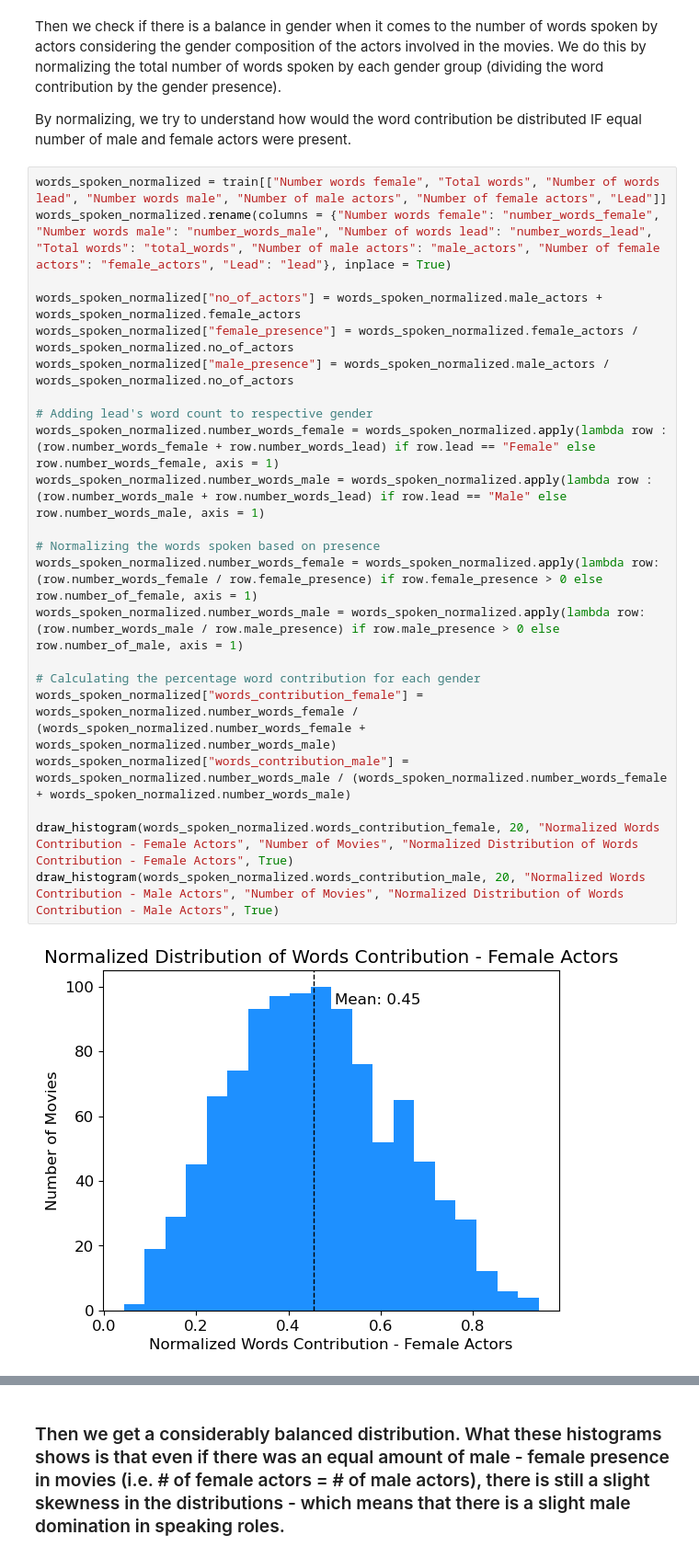
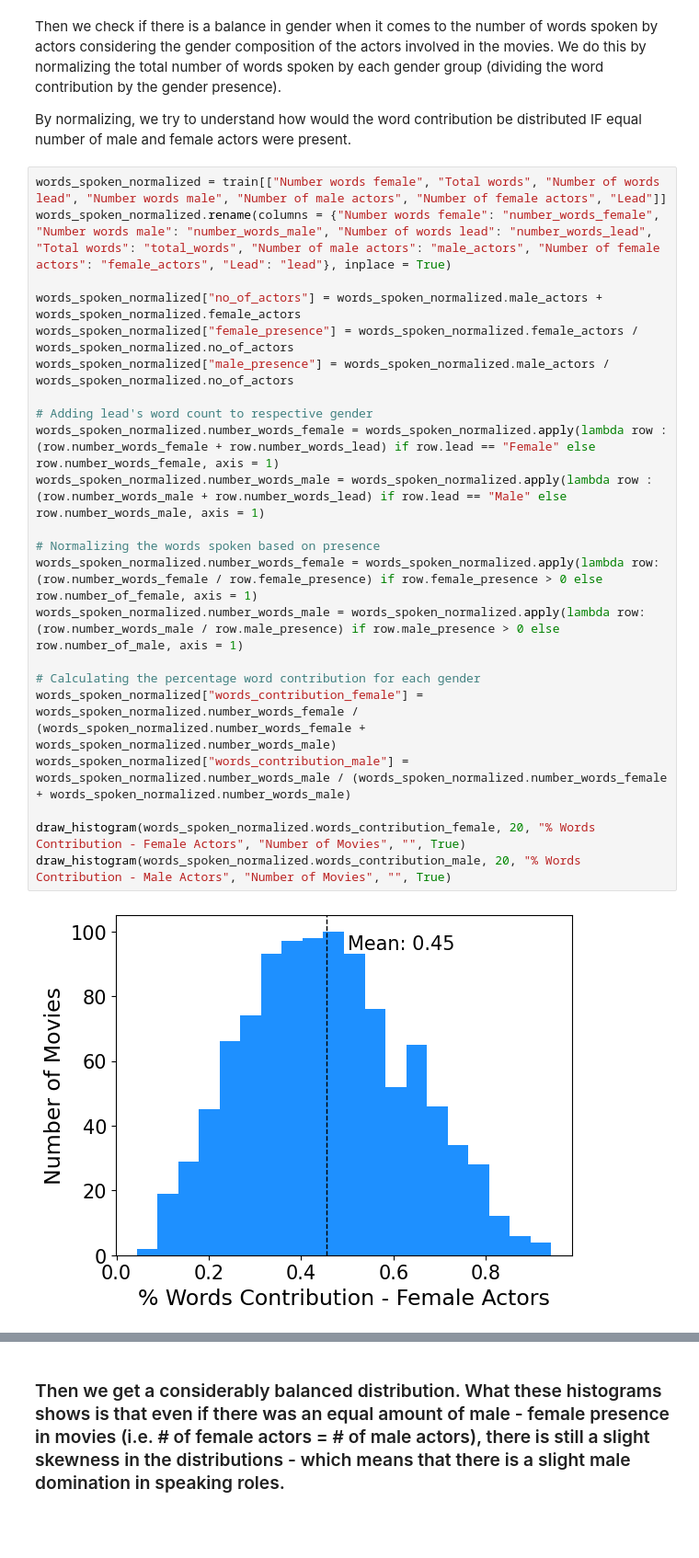
Before and after one commit to dininduviduneth/statistical-machine-learning-uu, a Jupyter notebook: data_analysis/da_dinindu_v1.ipynb, the cells around one changed output, grey strips where cells are left out. Shown at 92% size. Drawn from its saved outputs; the diff is of its cells as text; blank space fills up the shorter version.

Commit message:
Plot property changes :art:

```diff
--- a/data_analysis/da_dinindu_v1.ipynb
+++ b/data_analysis/da_dinindu_v1.ipynb
@@ -87,24 +87,24 @@ By normalizing, we try to understand how would the word contribution be distribu
 # %%
 words_spoken_normalized = train[["Number words female", "Total words", "Number of words lead", "Number words male", "Number of male actors", "Number of female actors", "Lead"]]
 words_spoken_normalized.rename(columns = {"Number words female": "number_words_female", "Number words male": "number_words_male", "Number of words lead": "number_words_lead", "Total words": "total_words", "Number of male actors": "male_actors", "Number of female actors": "female_actors", "Lead": "lead"}, inplace = True)
 
 words_spoken_normalized["no_of_actors"] = words_spoken_normalized.male_actors + words_spoken_normalized.female_actors
 words_spoken_normalized["female_presence"] = words_spoken_normalized.female_actors / words_spoken_normalized.no_of_actors
 words_spoken_normalized["male_presence"] = words_spoken_normalized.male_actors / words_spoken_normalized.no_of_actors
 
 # Adding lead's word count to respective gender
 words_spoken_normalized.number_words_female = words_spoken_normalized.apply(lambda row : (row.number_words_female + row.number_words_lead) if row.lead == "Female" else row.number_words_female, axis = 1)
 words_spoken_normalized.number_words_male = words_spoken_normalized.apply(lambda row : (row.number_words_male + row.number_words_lead) if row.lead == "Male" else row.number_words_male, axis = 1)
 
 # Normalizing the words spoken based on presence
 words_spoken_normalized.number_words_female = words_spoken_normalized.apply(lambda row: (row.number_words_female / row.female_presence) if row.female_presence > 0 else row.number_of_female, axis = 1)
 words_spoken_normalized.number_words_male = words_spoken_normalized.apply(lambda row: (row.number_words_male / row.male_presence) if row.male_presence > 0 else row.number_of_male, axis = 1)
 
 # Calculating the percentage word contribution for each gender
 words_spoken_normalized["words_contribution_female"] = words_spoken_normalized.number_words_female / (words_spoken_normalized.number_words_female + words_spoken_normalized.number_words_male)
 words_spoken_normalized["words_contribution_male"] = words_spoken_normalized.number_words_male / (words_spoken_normalized.number_words_female + words_spoken_normalized.number_words_male)
 
-draw_histogram(words_spoken_normalized.words_contribution_female, 20, "Normalized Words Contribution - Female Actors", "Number of Movies", "Normalized Distribution of Words Contribution - Female Actors", True)
-draw_histogram(words_spoken_normalized.words_contribution_male, 20, "Normalized Words Contribution - Male Actors", "Number of Movies", "Normalized Distribution of Words Contribution - Male Actors", True)
+draw_histogram(words_spoken_normalized.words_contribution_female, 20, "% Words Contribution - Female Actors", "Number of Movies", "", True)
+draw_histogram(words_spoken_normalized.words_contribution_male, 20, "% Words Contribution - Male Actors", "Number of Movies", "", True)
 # %% [output]
-[figure, old version]
+[figure, new version]
```
Also changed, not shown: parts of 7 cells of this notebook, 1 other file.
